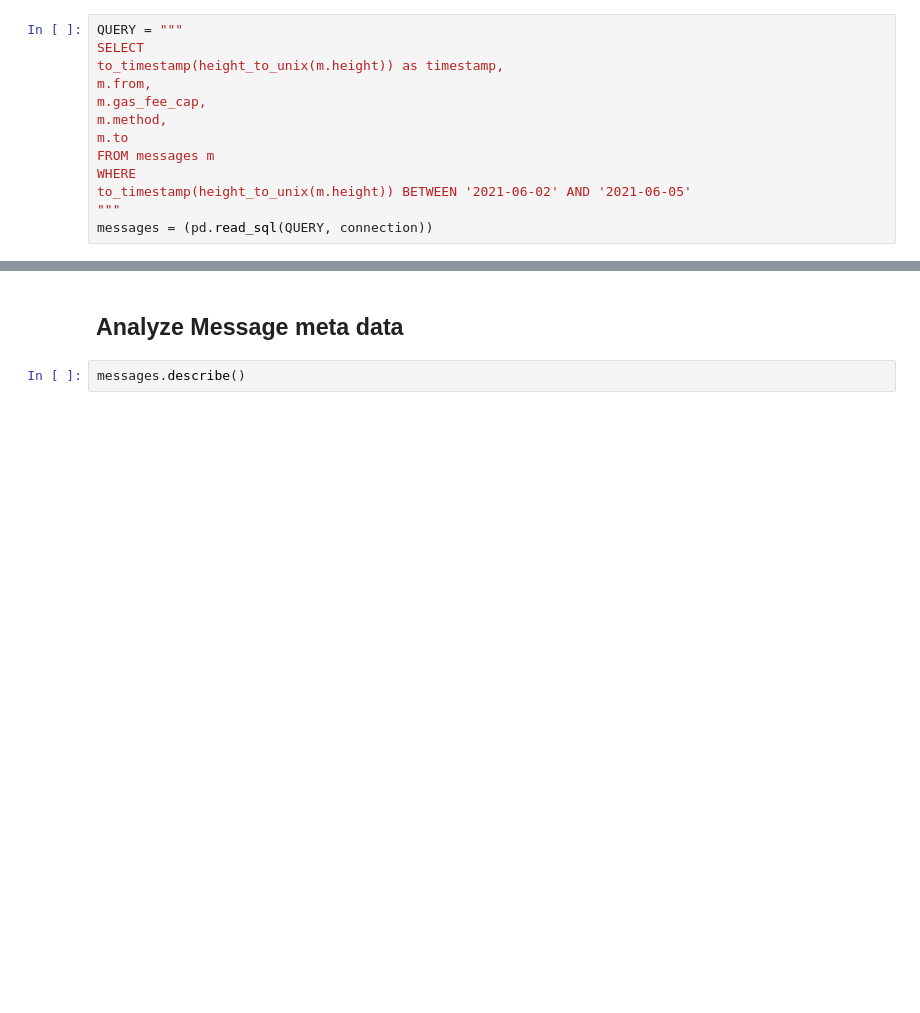
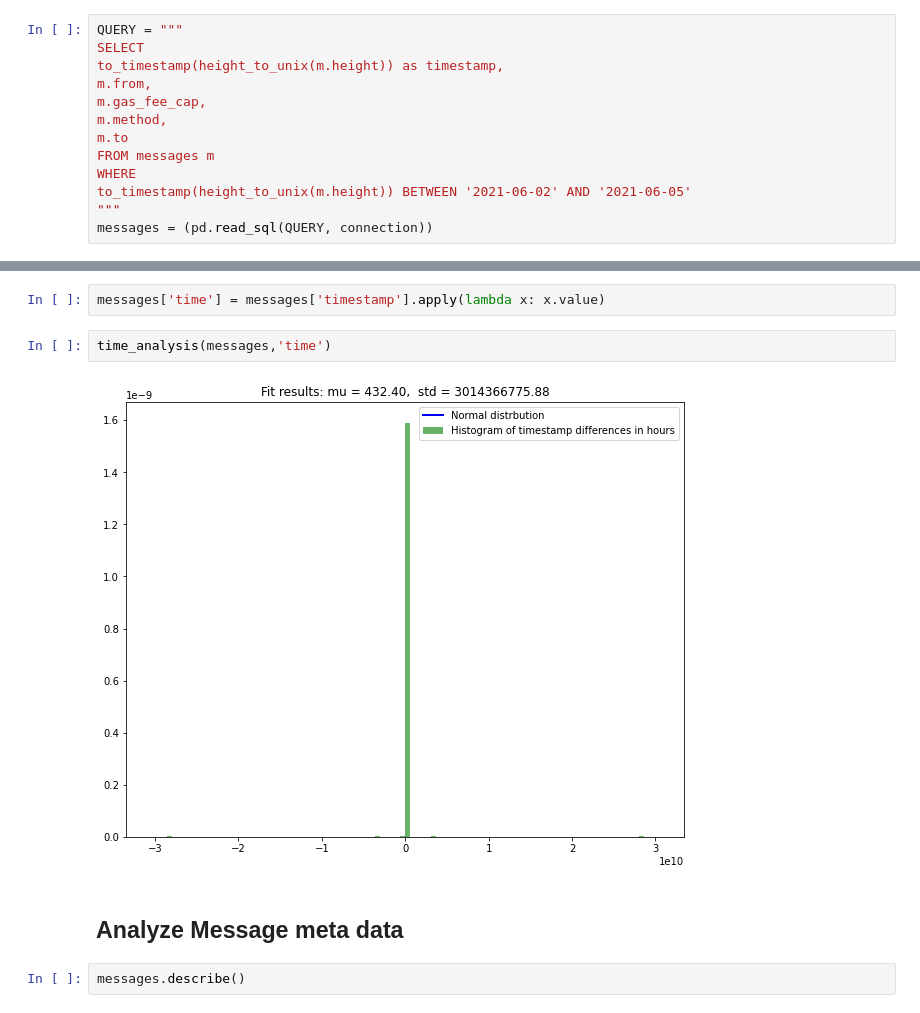
Before and after one commit to BlockScience/filecoin-metrics, a Jupyter notebook: notebooks/EDA/gas_eda_v2.ipynb, the cells around one changed output, grey strips where cells are left out. Saved outputs shown, nothing was run; the diff lists cells and outputs as text; blank space fills up the shorter version.

```diff
--- a/notebooks/EDA/gas_eda_v2.ipynb
+++ b/notebooks/EDA/gas_eda_v2.ipynb
@@ -188,3 +312,9 @@ messages = (pd.read_sql(QUERY, connection))
+# %%
+messages['time'] = messages['timestamp'].apply(lambda x: x.value)
+# %%
+time_analysis(messages,'time')
+# %% [output]
+[figure, added]
 # %% [markdown]
 ## Analyze Message meta data
 # %%
```
Also changed, not shown: parts of 61 cells of this notebook, 2 other files.
